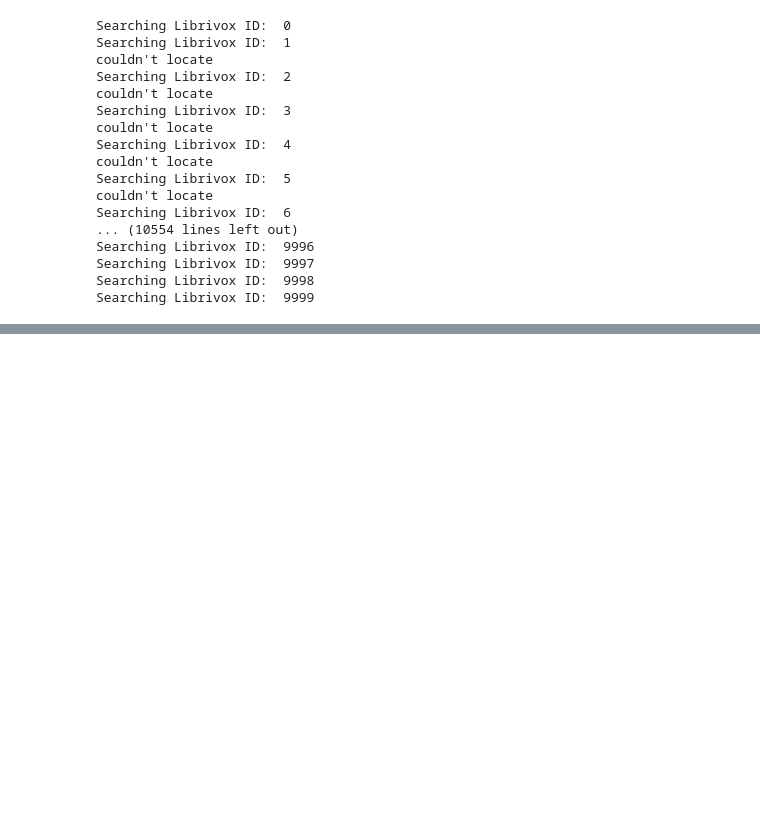
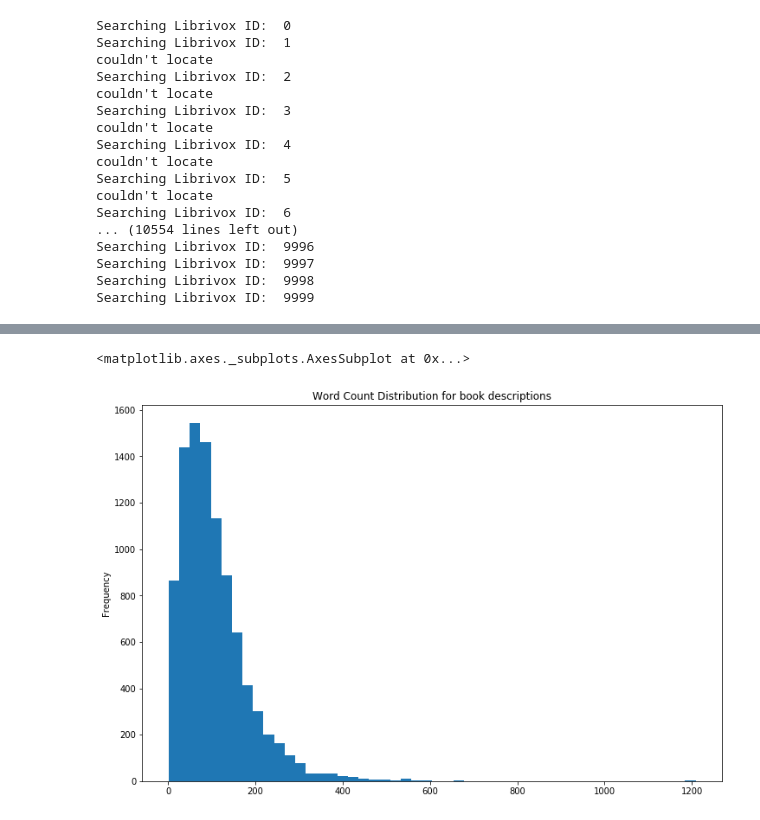
Before and after one commit to josephedward/Libridex, a Jupyter notebook: python/notebooks/exploratory.ipynb, the cells around one changed output, grey strips where cells are left out. Saved outputs shown, nothing was run; the diff lists cells and outputs as text; code cells hidden in the pictures; blank space fills up the shorter version.

```diff
--- a/python/notebooks/exploratory.ipynb
+++ b/python/notebooks/exploratory.ipynb
@@ -143,0 +93,10 @@ Children's Non-fiction
+# %%
+# Calculating the word count for book description
+test_book_df['word_count'] = test_book_df['description'].apply(lambda x: len(str(x).split()))# Plotting the word count
+test_book_df['word_count'].plot(
+    kind='hist',
+    bins = 50,
+    figsize = (12,8),title='Word Count Distribution for Librivox Audiobook descriptions')
+# %% [output]
+<matplotlib.axes._subplots.AxesSubplot at 0x...>
+[figure, added]
```
Also changed, not shown: parts of 12 cells of this notebook, 1 other file.
